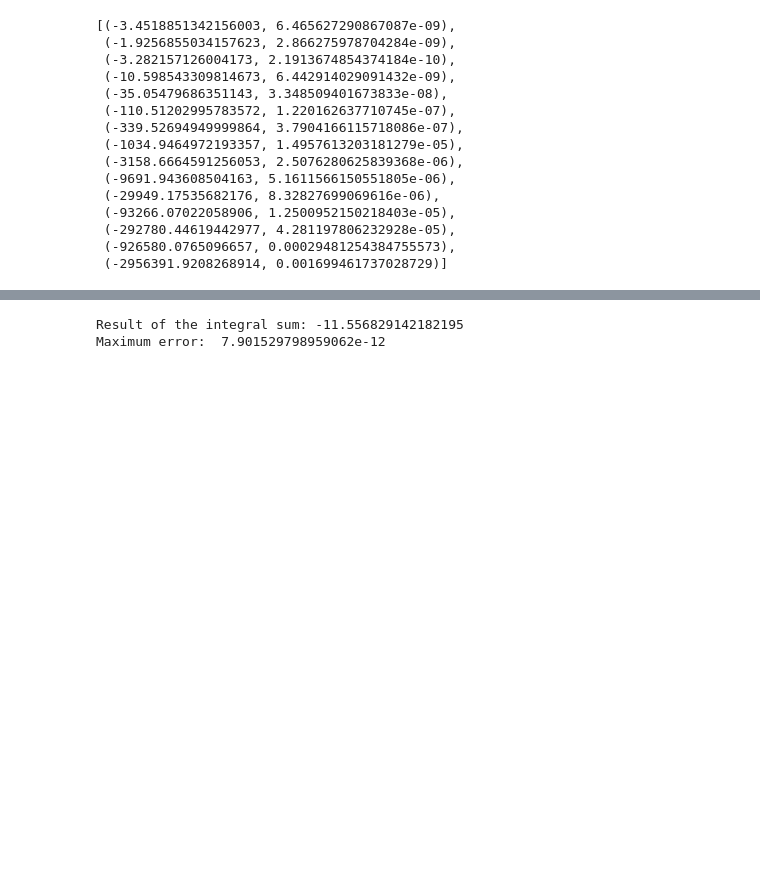
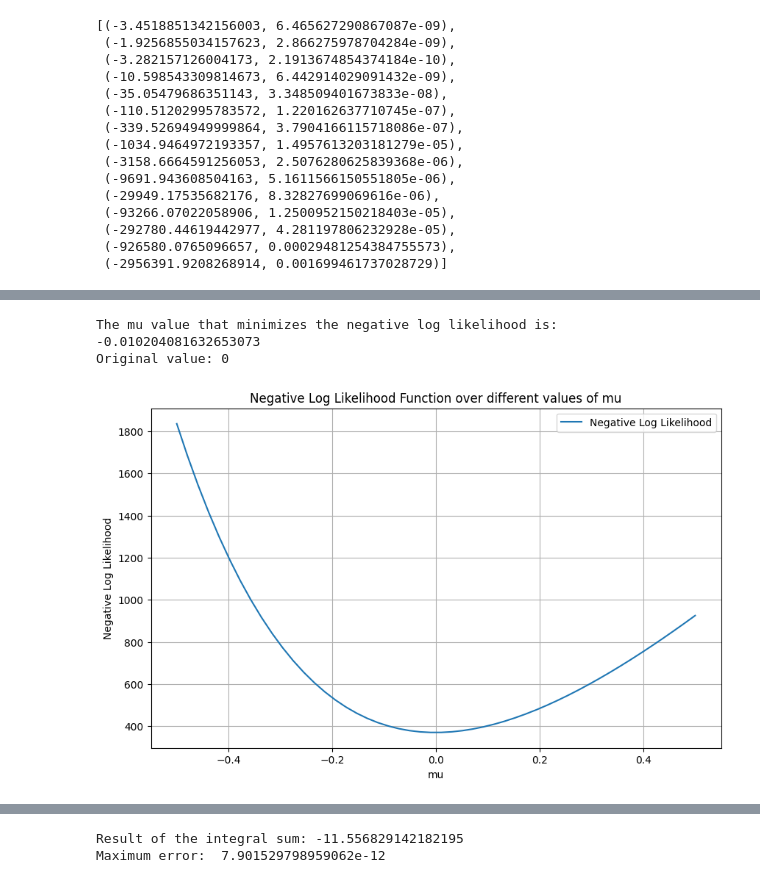
Before and after one commit to ADepope/vampW, a Jupyter notebook: vampW_EM.ipynb, the cells around one changed output, grey strips where cells are left out. Saved outputs shown, nothing was run; the diff lists cells and outputs as text; code cells hidden in the pictures; blank space fills up the shorter version.

```diff
--- a/vampW_EM.ipynb
+++ b/vampW_EM.ipynb
@@ -987,0 +1071,6 @@ neg_log_likelihood_values
+# %%
+plot_likelihood(-0.5, 0.5, 50, log_likelihood, "mu", "weibull_lik", alpha, 0, 15)
+# %% [output]
+The mu value that minimizes the negative log likelihood is: -0.010204081632653073
+Original value: 0
+[figure, added]
```
Also changed, not shown: parts of 29 cells of this notebook, 1 other file.
